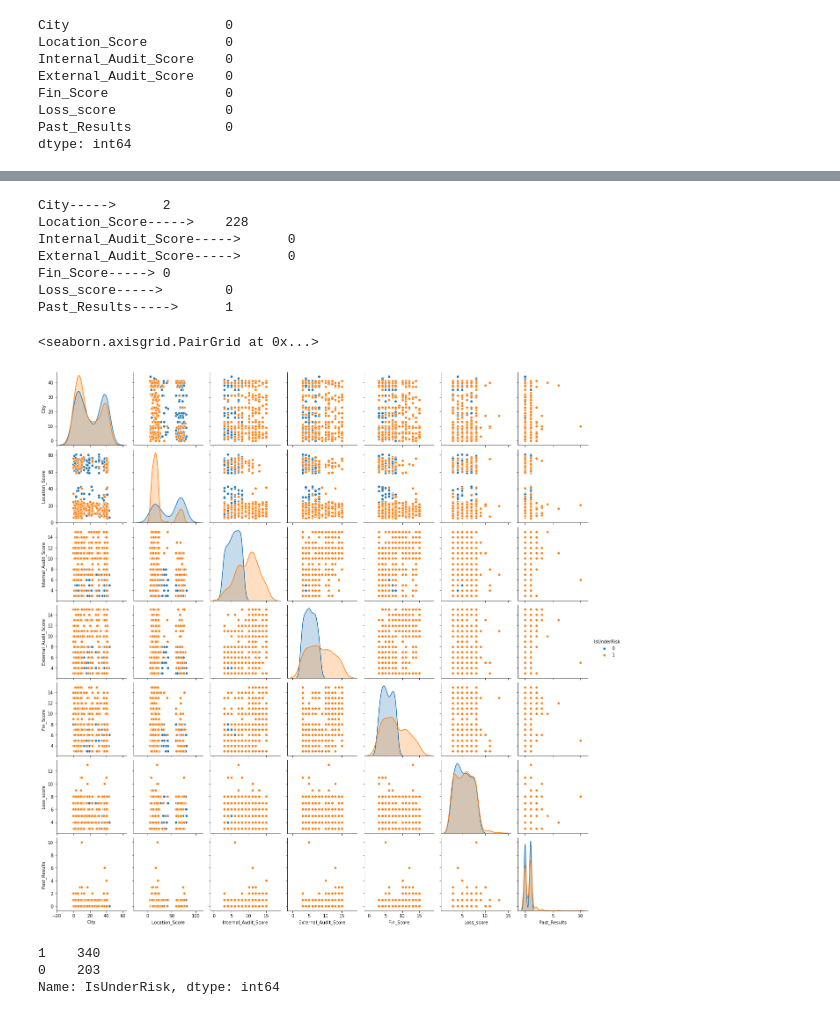
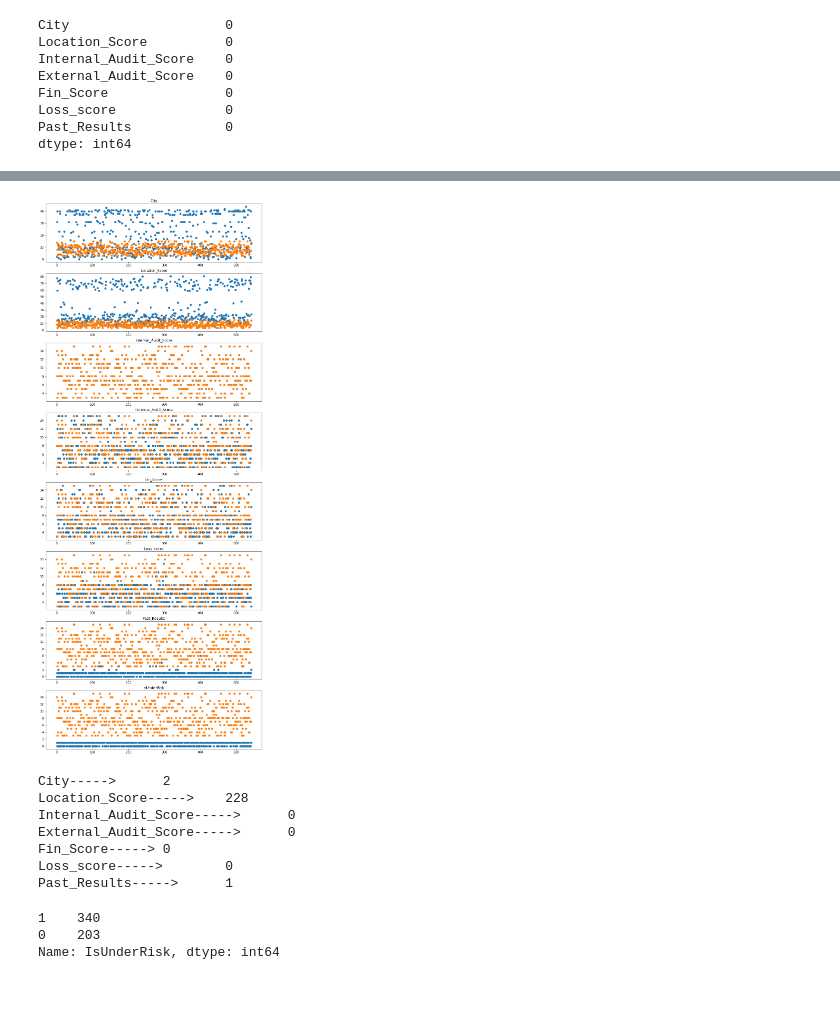
Before and after one commit to RahulGupta16/Machinehack-Financial-Risk-Prediction, a Jupyter notebook: Machinehack financial risk prediction.ipynb, the cells around one changed output, grey strips where cells are left out. Cells and saved outputs as stored; diff of their text form; code cells hidden in the pictures.

```diff
--- a/Machinehack financial risk prediction.ipynb
+++ b/Machinehack financial risk prediction.ipynb
@@ -108,3 +143,14 @@ dtype: int64
+# %%
+p = 0
+plt.figure(figsize=(13,38))
+for i in train.columns:
+    plt.subplot(9,1,p+1)
+    plt.scatter(range(len(train)),train[i])
+    plt.scatter(range(len(train)),train.Internal_Audit_Score)
+    plt.title(i)
+    p=p+1
+# %% [output]
+[figure, added]
 # %%
 target='IsUnderRisk'
 # %%
@@ -121,10 +167,7 @@ Fin_Score-----> 0
 Loss_score----->        0
 Past_Results----->      1
 # %%
-sns.pairplot(train, hue = 'IsUnderRisk')
+#sns.pairplot(train, hue = 'IsUnderRisk')
-# %% [output]
-<seaborn.axisgrid.PairGrid at 0x...>
-[figure, removed]
 # %%
 train['IsUnderRisk'].value_counts()
 # %% [output]
```
Also changed, not shown: parts of 35 cells of this notebook, 1 other file.
